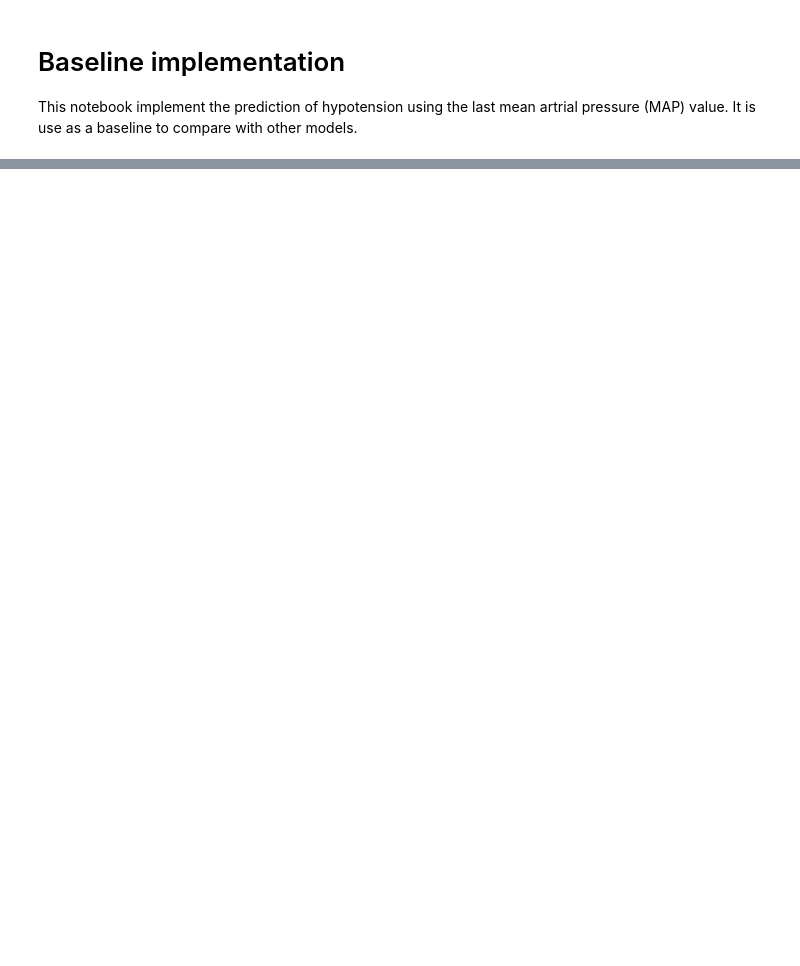
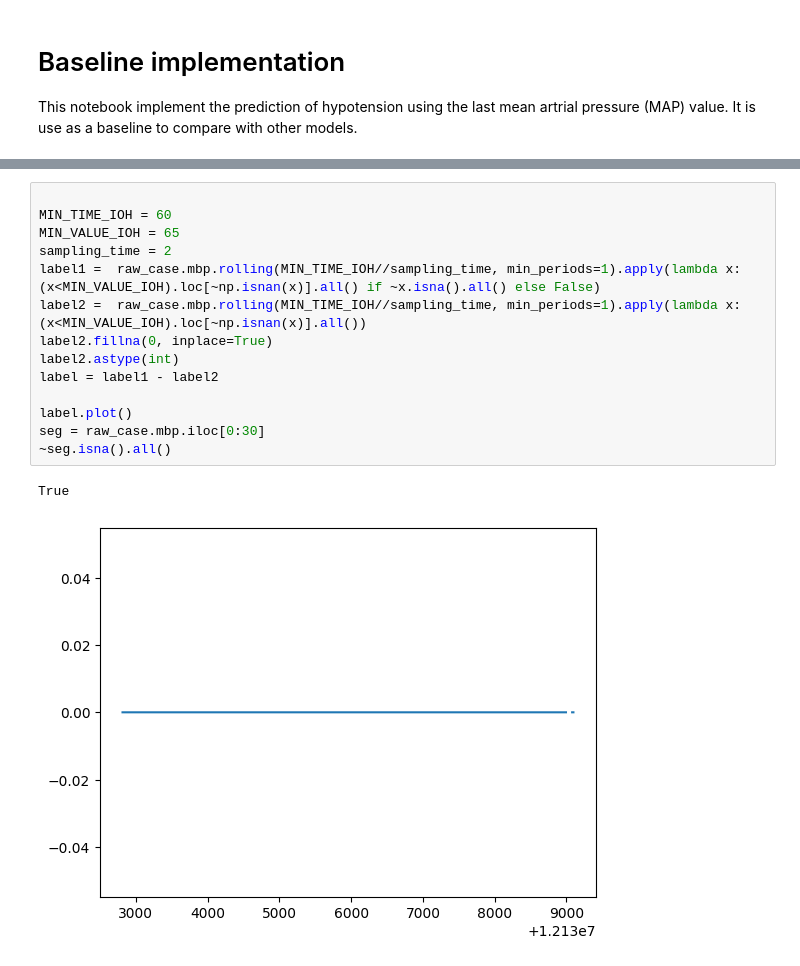
Before and after one commit to BobAubouin/hypotension_pred, a Jupyter notebook: scripts/baseline.ipynb, the cells around one changed output, grey strips where cells are left out. Cells and saved outputs as stored; diff of their text form; blank space fills up the shorter version.

```diff
--- a/scripts/baseline.ipynb
+++ b/scripts/baseline.ipynb
@@ -99,0 +173,17 @@ df.to_csv('data/baseline_roc.csv', index=False)
+# %%
+
+MIN_TIME_IOH = 60
+MIN_VALUE_IOH = 65
+sampling_time = 2
+label1 =  raw_case.mbp.rolling(MIN_TIME_IOH//sampling_time, min_periods=1).apply(lambda x: (x<MIN_VALUE_IOH).loc[~np.isnan(x)].all() if ~x.isna().all() else False)
+label2 =  raw_case.mbp.rolling(MIN_TIME_IOH//sampling_time, min_periods=1).apply(lambda x: (x<MIN_VALUE_IOH).loc[~np.isnan(x)].all())
+label2.fillna(0, inplace=True)
+label2.astype(int)
+label = label1 - label2
+
+label.plot()
+seg = raw_case.mbp.iloc[0:30]
+~seg.isna().all()
+# %% [output]
+True
+[figure, added]
```
Also changed, not shown: parts of 7 cells of this notebook, 2 other files.
